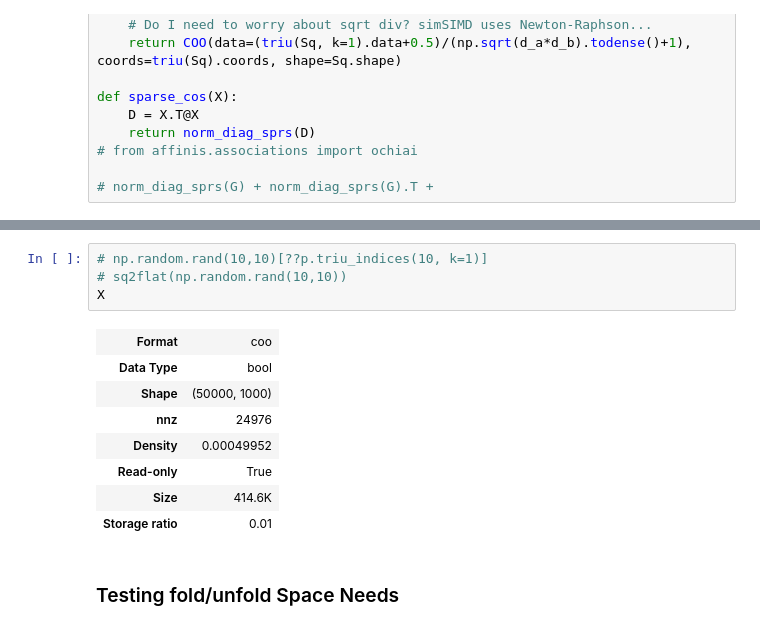
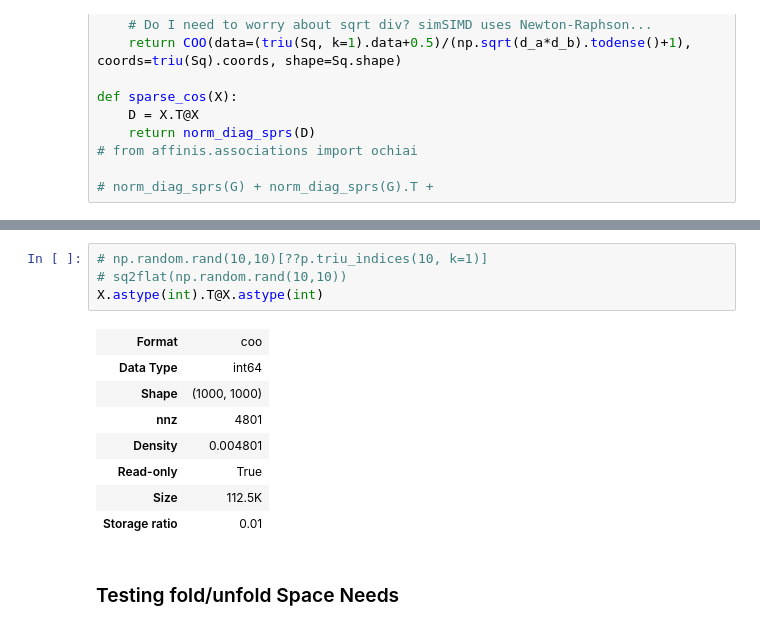
Before and after one commit to rtbs-dev/affinis, a Jupyter notebook: notebooks/prototyping/sparse-ops-backend.ipynb, the cells around one changed output, grey strips where cells are left out. Saved outputs shown, nothing was run; the diff lists cells and outputs as text.

```diff
--- a/notebooks/prototyping/sparse-ops-backend.ipynb
+++ b/notebooks/prototyping/sparse-ops-backend.ipynb
@@ -167,15 +150,15 @@ och
 # %%
 # np.random.rand(10,10)[??p.triu_indices(10, k=1)]
 # sq2flat(np.random.rand(10,10))
-X
+X.astype(int).T@X.astype(int)
 # %% [output]
 | Format | coo |
-| Data Type | bool |
-| Shape | (50000, 1000) |
-| nnz | 24976 |
-| Density | 0.00049952 |
+| Data Type | int64 |
+| Shape | (1000, 1000) |
+| nnz | 4801 |
+| Density | 0.004801 |
 | Read-only | True |
-| Size | 414.6K |
+| Size | 112.5K |
 | Storage ratio | 0.01 |
 # %% [markdown]
 ### Testing fold/unfold Space Needs
```
Also changed, not shown: parts of 17 cells of this notebook, 7 other files.
